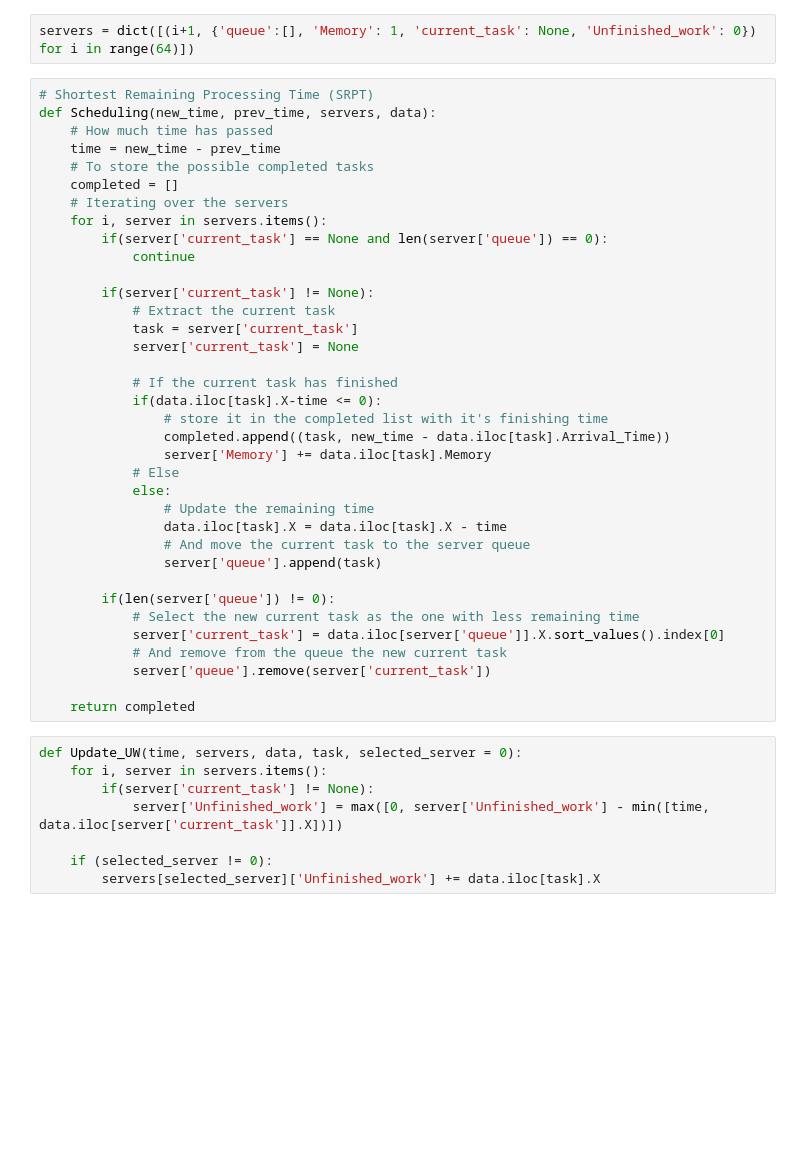
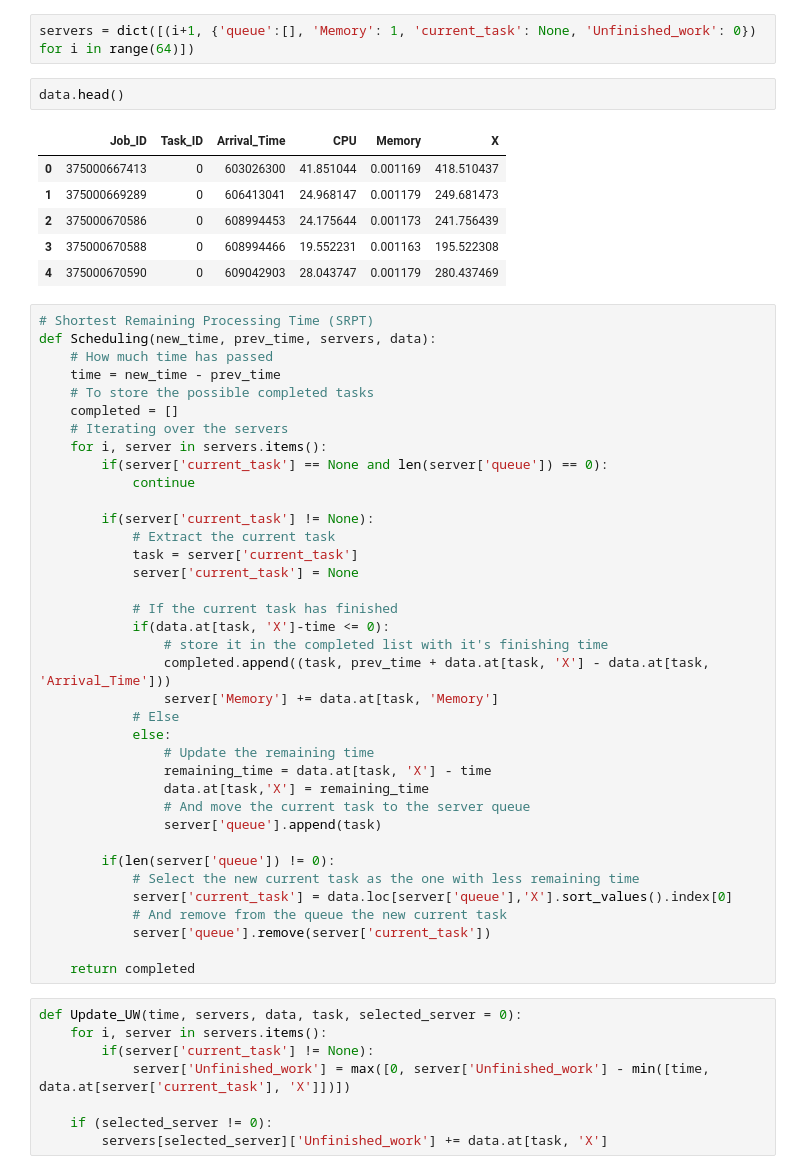
Before and after one commit to MaviVestini/DataCenters, a Jupyter notebook: Challenge2.ipynb, the cells around one changed output. Cells and saved outputs as stored; diff of their text form; blank space fills up the shorter version.

```diff
--- a/Challenge2.ipynb
+++ b/Challenge2.ipynb
@@ -62,6 +63,15 @@ data['Arrival_Time'].plot()
 [figure]
 # %%
 servers = dict([(i+1, {'queue':[], 'Memory': 1, 'current_task': None, 'Unfinished_work': 0}) for i in range(64)])
+# %%
+data.head()
+# %% [output]
+|  | Job_ID | Task_ID | Arrival_Time | CPU | Memory | X |
+| 0 | 375000667413 | 0 | 603026300 | 41.851044 | 0.001169 | 418.510437 |
+| 1 | 375000669289 | 0 | 606413041 | 24.968147 | 0.001179 | 249.681473 |
+| 2 | 375000670586 | 0 | 608994453 | 24.175644 | 0.001173 | 241.756439 |
+| 3 | 375000670588 | 0 | 608994466 | 19.552231 | 0.001163 | 195.522308 |
+| 4 | 375000670590 | 0 | 609042903 | 28.043747 | 0.001179 | 280.437469 |
 # %%
 # Shortest Remaining Processing Time (SRPT)
 def Scheduling(new_time, prev_time, servers, data):
@@ -80,20 +90,21 @@ def Scheduling(new_time, prev_time, servers, data):
             server['current_task'] = None
 
             # If the current task has finished
-            if(data.iloc[task].X-time <= 0):
+            if(data.at[task, 'X']-time <= 0):
                 # store it in the completed list with it's finishing time
-                completed.append((task, new_time - data.iloc[task].Arrival_Time))
-                server['Memory'] += data.iloc[task].Memory
+                completed.append((task, prev_time + data.at[task, 'X'] - data.at[task, 'Arrival_Time']))
+                server['Memory'] += data.at[task, 'Memory']
             # Else
             else:
                 # Update the remaining time
-                data.iloc[task].X = data.iloc[task].X - time
+                remaining_time = data.at[task, 'X'] - time
+                data.at[task,'X'] = remaining_time
                 # And move the current task to the server queue
                 server['queue'].append(task)
 
         if(len(server['queue']) != 0):
             # Select the new current task as the one with less remaining time
-            server['current_task'] = data.iloc[server['queue']].X.sort_values().index[0]
+            server['current_task'] = data.loc[server['queue'],'X'].sort_values().index[0]
             # And remove from the queue the new current task
             server['queue'].remove(server['current_task'])
 
@@ -102,10 +113,10 @@ def Scheduling(new_time, prev_time, servers, data):
 def Update_UW(time, servers, data, task, selected_server = 0):
     for i, server in servers.items():
         if(server['current_task'] != None):
-            server['Unfinished_work'] = max([0, server['Unfinished_work'] - min([time, data.iloc[server['current_task']].X])])
+            server['Unfinished_work'] = max([0, server['Unfinished_work'] - min([time, data.at[server['current_task'], 'X']])])
 
     if (selected_server != 0):
-        servers[selected_server]['Unfinished_work'] += data.iloc[task].X
+        servers[selected_server]['Unfinished_work'] += data.at[task, 'X']
 # %%
 # JBT
 def Dispatching(servers, task, data, time):
```
Also changed, not shown: parts of 4 cells of this notebook.
